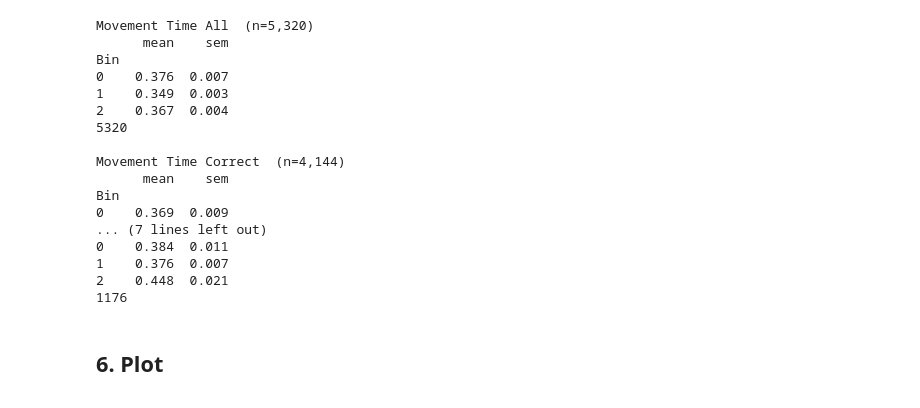
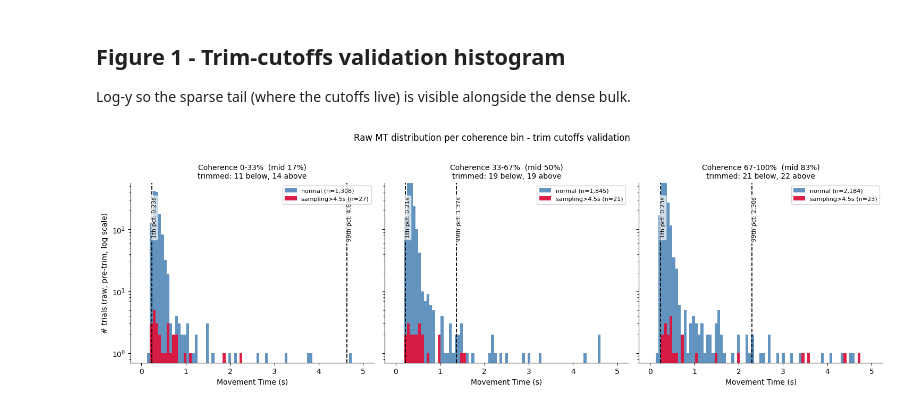
Before and after one commit to farrahabulkhair/fast_slow_changeofmind, a Jupyter notebook: movement_time_vs_coherence.ipynb, the cells around one changed output. Saved outputs shown, nothing was run; the diff lists cells and outputs as text; code cells hidden in the pictures.

```diff
--- a/movement_time_vs_coherence.ipynb
+++ b/movement_time_vs_coherence.ipynb
@@ -100,35 +74,45 @@ print(f'{len(mv):,} trials after trim')
-# %%
-def stats(g):
-    return pd.Series({'mean': g.MT.mean(), 'sem': g.MT.sem()})
-
-series = {
-    'Movement Time All':     mv,
-    'Movement Time Correct': mv[mv.ChoiceCorrect == 1],
-    'Movement Time False':   mv[mv.ChoiceCorrect == 0],
-}
-
-for name, sub in series.items():
-    s = sub.groupby('Bin').apply(stats, include_groups=False).sort_index()
-    print(f'\n{name}  (n={len(sub):,})')
-    print(s.round(3))
-    print(len(sub))
-# %% [output]
-Movement Time All  (n=5,320)
-      mean    sem
-Bin
-0    0.376  0.007
-1    0.349  0.003
-2    0.367  0.004
-5320
-
-Movement Time Correct  (n=4,144)
-      mean    sem
-Bin
-0    0.369  0.009
-... (7 lines left out)
-0    0.384  0.011
-1    0.376  0.007
-2    0.448  0.021
-1176
-# %% [markdown]
-## 6. Plot
+# %% [markdown]
+## Figure 1 - Trim-cutoffs validation histogram
+
+Log-y so the sparse tail (where the cutoffs live) is visible alongside the dense bulk.
+# %%
+fig1, axes = plt.subplots(1, 3, figsize=(15, 4.8), sharey=True)
+HIST_BINS = np.linspace(0, 5, 80)
+for b, ax in enumerate(axes):
+    sub = mv[mv.Bin == b]
+    ok  = sub[~sub.stalled].MT.values
+    bad = sub[ sub.stalled].MT.values
+
+    ax.hist(ok,  bins=HIST_BINS, color="steelblue", alpha=0.85,
+            label=f"normal (n={len(ok):,})")
+    if len(bad):
+        ax.hist(bad, bins=HIST_BINS, color="crimson", alpha=0.95,
+                label=f"sampling>{STALL_THRESH}s (n={len(bad):,})")
+    ax.set_yscale("log")
+    ax.set_ylim(0.7, None)
+
+    lo, hi = cutoffs.loc[b, "lo"], cutoffs.loc[b, "hi"]
+    for x, lbl in [(lo, f"{TRIM_LO}th pct"), (hi, f"{TRIM_HI}th pct")]:
+        ax.axvline(x, color="black", linestyle="--", linewidth=1.3)
+        ax.text(x, ax.get_ylim()[1] * 0.6, f" {lbl}: {x:.2f}s",
+                rotation=90, va="top", ha="left", fontsize=8, color="black",
+                bbox=dict(boxstyle="round,pad=0.15", fc="white", ec="none", alpha=0.7))
+
+    n_clipped_lo = (ok < lo).sum()
+    n_clipped_hi = (ok > hi).sum()
+    ax.set_title(f"Coherence {BIN_LABELS[b]}  (mid {BIN_MIDS_PCT[b]:.0f}%)\n"
+                 f"trimmed: {n_clipped_lo} below, {n_clipped_hi} above", fontsize=10)
+    ax.set_xlabel("Movement Time (s)")
+    if b == 0:
+        ax.set_ylabel("# trials (raw, pre-trim, log scale)")
+    ax.spines["top"].set_visible(False)
+    ax.spines["right"].set_visible(False)
+    ax.legend(fontsize=8, loc="upper right")
+
+fig1.suptitle("Raw MT distribution per coherence bin - trim cutoffs validation",
+              fontsize=12, y=1.02)
+fig1.tight_layout()
+fig1.savefig(HERE / "movement_time_histograms.png", dpi=150, bbox_inches="tight")
+plt.show()
+# %% [output]
+[figure, added]
```
Also changed, not shown: parts of 23 cells of this notebook, 4 other files.
